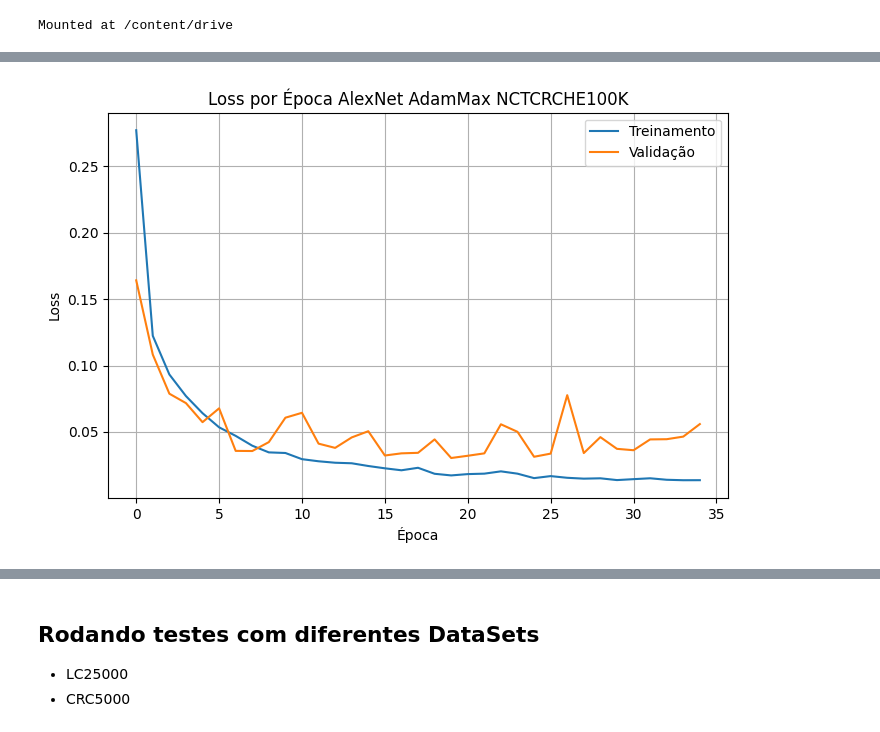
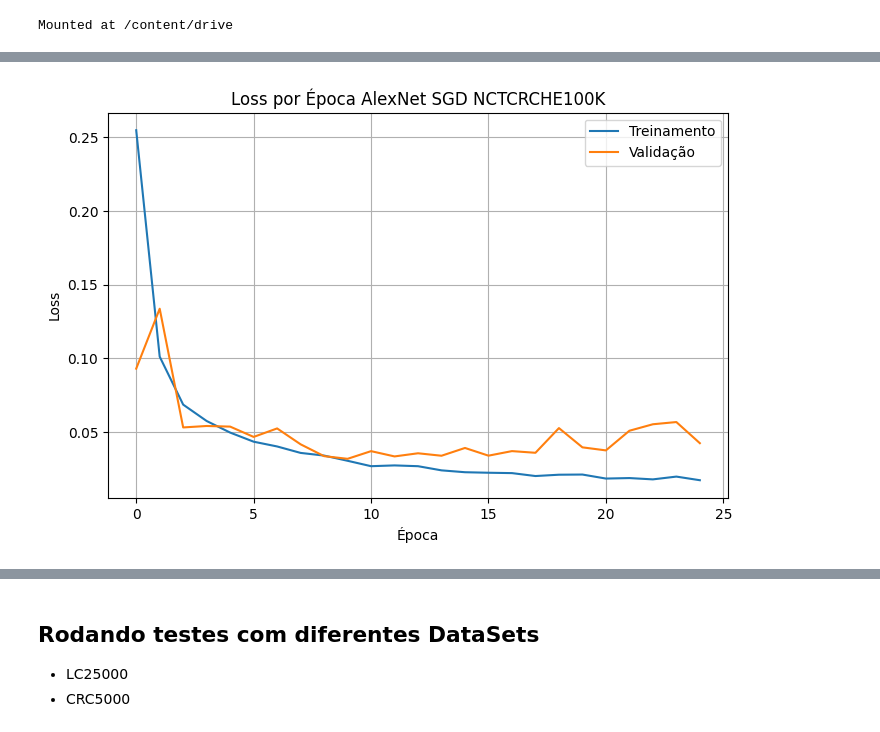
Before and after one commit to Leir-Cruz/machine-learning-colon-detection, a Jupyter notebook: notebooks/NCTCRCHE100K/SGD/normal/AlexNet.ipynb, the cells around one changed output, grey strips where cells are left out. Drawn from its saved outputs; the diff is of its cells as text; code cells hidden in the pictures.

```diff
--- a/notebooks/NCTCRCHE100K/SGD/normal/AlexNet.ipynb
+++ b/notebooks/NCTCRCHE100K/SGD/normal/AlexNet.ipynb
@@ -203,7 +203,7 @@ Mounted at /content/drive
 # %%
 criterion = torch.nn.CrossEntropyLoss()
 
-def train_model(model, dataloader_train, dataloader_validation, optimizer, epochs = 10, patience = 0, scheduler = None, drive_path = '/content/drive/MyDrive/Machine Learning/Resultados TCC/models/NCTCRCHE100K/AdamMax/normal/AlexNet_best.pt'):
+def train_model(model, dataloader_train, dataloader_validation, optimizer, epochs = 10, patience = 0, scheduler = None, drive_path = '/content/drive/MyDrive/Machine Learning/Resultados TCC/models/NCTCRCHE100K/SGD/normal/AlexNet_best.pt'):
     model = model.to("cuda")
     device = "cuda"
     train_losses = []
@@ -323,15 +323,15 @@ Early stopping ativado! Melhor Val Loss: 0.0303
 # %%
 plt.figure(figsize=(8, 5))
 plt.plot(train_losses, label="Treinamento")
 plt.plot(val_losses, label="Validação")
-plt.title("Loss por Época AlexNet AdamMax NCTCRCHE100K")
+plt.title("Loss por Época AlexNet SGD NCTCRCHE100K")
 plt.xlabel("Época")
 plt.ylabel("Loss")
 plt.legend()
 plt.grid(True)
 plt.show()
 # %% [output]
-[figure, old version]
+[figure, new version]
 # %%
 acc, precision, recall, f1, cm = test_model(model, "cuda", dataloader_test)
 # %% [output]
```
Also changed, not shown: parts of 12 cells of this notebook.
